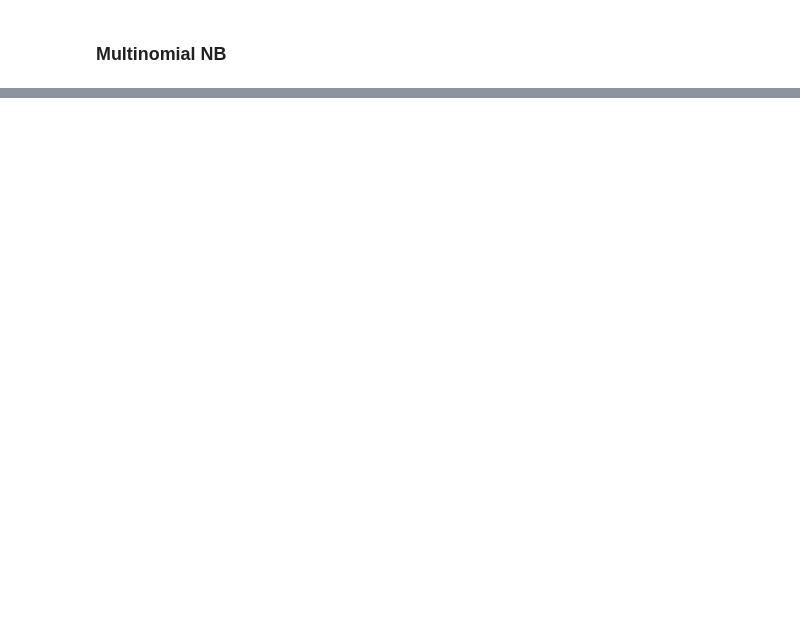
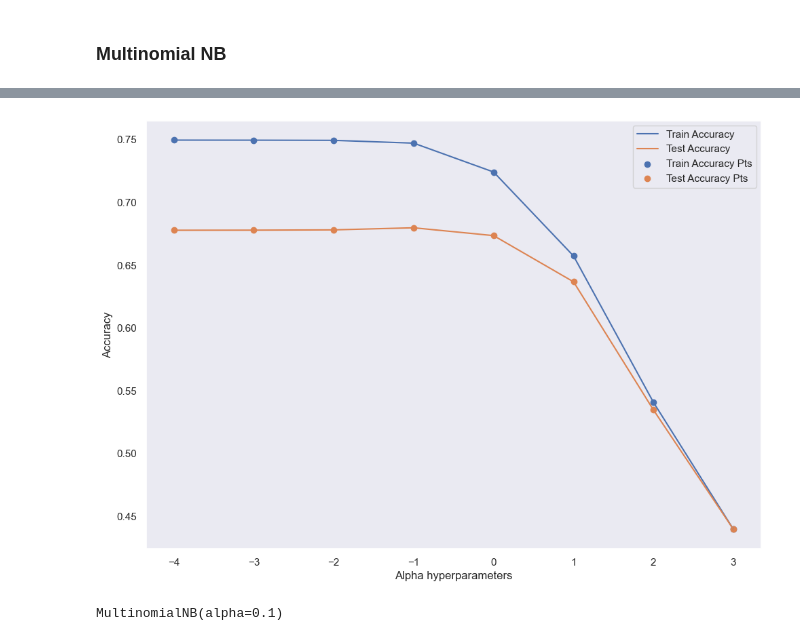
Before and after one commit to Pravesh1999/Kaggle, a Jupyter notebook: Corana Virus - Sentiment Analysis/SentimentAnalysis.ipynb, the cells around one changed output, grey strips where cells are left out. Cells and saved outputs as stored; diff of their text form; code cells hidden in the pictures; blank space fills up the shorter version.

```diff
--- a/Corana Virus - Sentiment Analysis/SentimentAnalysis.ipynb
+++ b/Corana Virus - Sentiment Analysis/SentimentAnalysis.ipynb
@@ -399,0 +514,4 @@ X_train,X_test,y_train,y_test = train_test_split(tfidf_model.tocsr(),train_label
+# %%
+params = {
+    'alpha':[10**x for x in range(-4,4)]
+}
@@ -399,0 +526,19 @@ X_train,X_test,y_train,y_test = train_test_split(tfidf_model.tocsr(),train_label
+# %%
+results = pd.DataFrame.from_dict(gs.cv_results_)
+# %%
+results = results.sort_values(by=['param_alpha'])
+# %%
+alpha_log = [math.log(x,10) for x in params["alpha"]]
+plt.plot(alpha_log,results['mean_train_score'],label='Train Accuracy')
+plt.plot(alpha_log,results['mean_test_score'],label='Test Accuracy')
+
+plt.scatter(alpha_log,results['mean_train_score'],label='Train Accuracy Pts')
+plt.scatter(alpha_log,results['mean_test_score'],label='Test Accuracy Pts')
+
+plt.legend()
+plt.xlabel("Alpha hyperparameters")
+plt.ylabel("Accuracy")
+plt.grid()
+plt.show()
+# %% [output]
+[figure, added]
@@ -399,0 +547,4 @@ X_train,X_test,y_train,y_test = train_test_split(tfidf_model.tocsr(),train_label
+# %%
+nb_model.fit(X_train,y_train)
+# %% [output]
+MultinomialNB(alpha=0.1)
```
Also changed, not shown: parts of 31 cells of this notebook.
